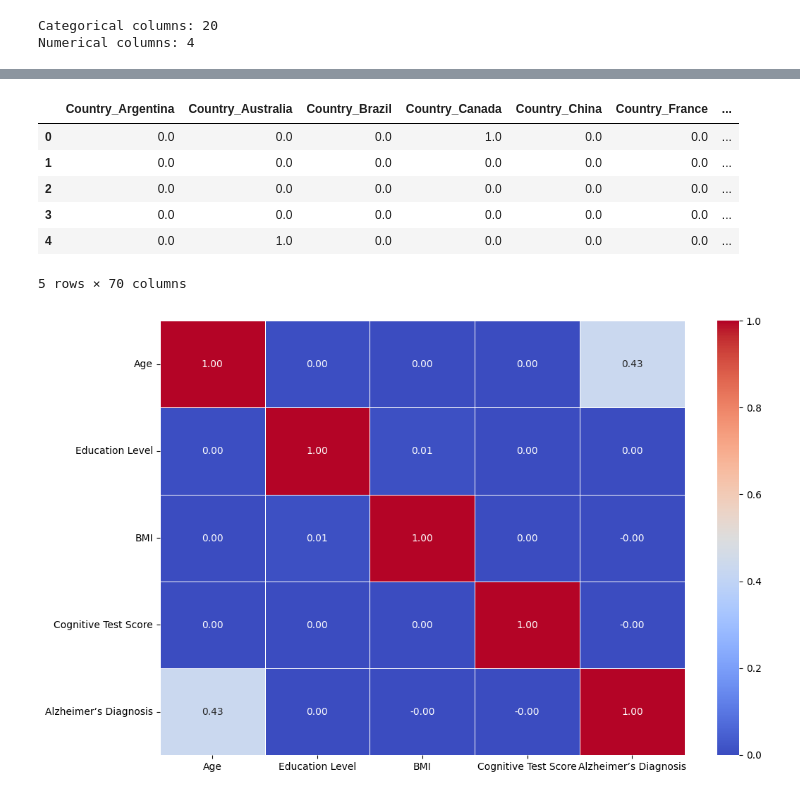
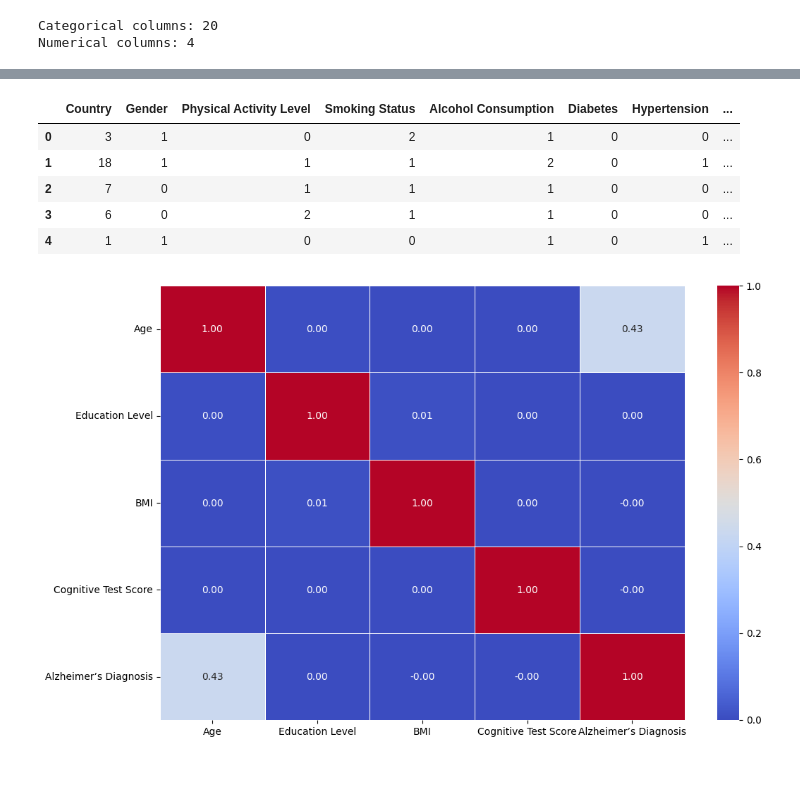
Before and after one commit to Shivsgithubb/ALZHEIMER-S, a Jupyter notebook: pipeline.ipynb, the cells around one changed output, grey strips where cells are left out. Cells and saved outputs as stored; diff of their text form; code cells hidden in the pictures.

```diff
--- a/pipeline.ipynb
+++ b/pipeline.ipynb
@@ -156,24 +158,31 @@ df.head()
 5 rows × 25 columns
 # %%
+from sklearn.preprocessing import LabelEncoder
+
 # Fit the categorical encoder on the categorical columns
-categorical_encoder = OneHotEncoder()
-categorical_encoder.fit(X[categorical_cols])
-encoded_data = categorical_encoder.transform(X[categorical_cols])
-encoded_feature_names = categorical_encoder.get_feature_names_out(categorical_cols)
+
+# Initialize a dictionary to store label encoders for each categorical column
+label_encoders = {}
+
+# Create and fit label encoders for each categorical column
+for col in categorical_cols:
+    label_encoders[col] = LabelEncoder()
+    X[col] = label_encoders[col].fit_transform(X[col])
+
 # Convert the encoded data to a DataFrame for better visualization
-encoded_df = pd.DataFrame(encoded_data.toarray(), columns=encoded_feature_names)
+encoded_df = X[categorical_cols].copy()
+
 
 
 # Display the first few rows of the encoded DataFrame
 encoded_df.head()
 # %% [output]
-|  | Country_Argentina | Country_Australia | Country_Brazil | Country_Canada | Country_China | Country_France | ... |
-| 0 | 0.0 | 0.0 | 0.0 | 1.0 | 0.0 | 0.0 | ... |
-| 1 | 0.0 | 0.0 | 0.0 | 0.0 | 0.0 | 0.0 | ... |
-| 2 | 0.0 | 0.0 | 0.0 | 0.0 | 0.0 | 0.0 | ... |
-| 3 | 0.0 | 0.0 | 0.0 | 0.0 | 0.0 | 0.0 | ... |
-| 4 | 0.0 | 1.0 | 0.0 | 0.0 | 0.0 | 0.0 | ... |
+|  | Country | Gender | Physical Activity Level | Smoking Status | Alcohol Consumption | Diabetes | Hypertension | ... |
+| 0 | 3 | 1 | 0 | 2 | 1 | 0 | 0 | ... |
+| 1 | 18 | 1 | 1 | 1 | 2 | 0 | 1 | ... |
+| 2 | 7 | 0 | 1 | 1 | 1 | 0 | 0 | ... |
+| 3 | 6 | 0 | 2 | 1 | 1 | 0 | 0 | ... |
+| 4 | 1 | 1 | 0 | 0 | 1 | 0 | 1 | ... |
-5 rows × 70 columns
 # %%
 correlation_matrix = df[numerical_cols+['Alzheimer’s Diagnosis']].corr()
 plt.figure(figsize=(12, 8))
```
Also changed, not shown: parts of 18 cells of this notebook, 6 other files.
